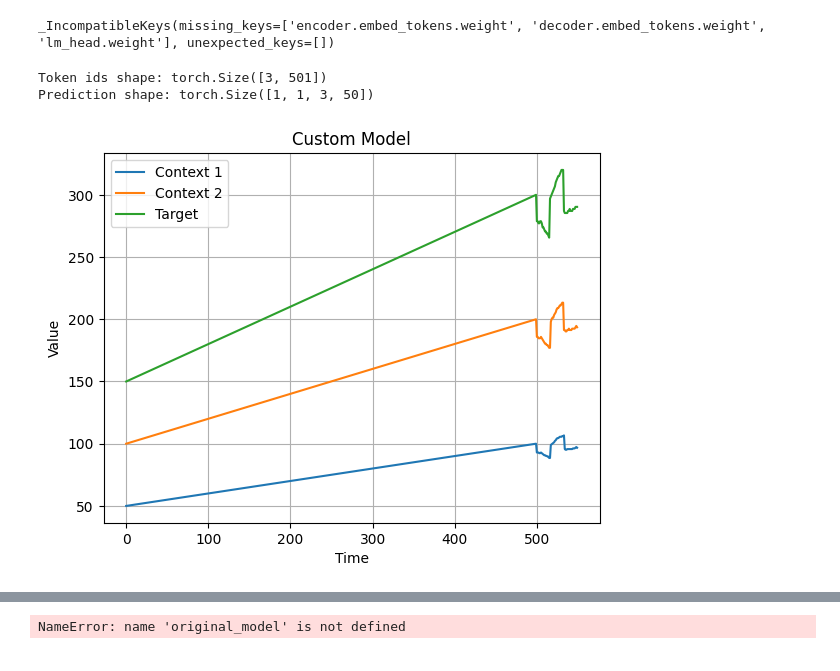
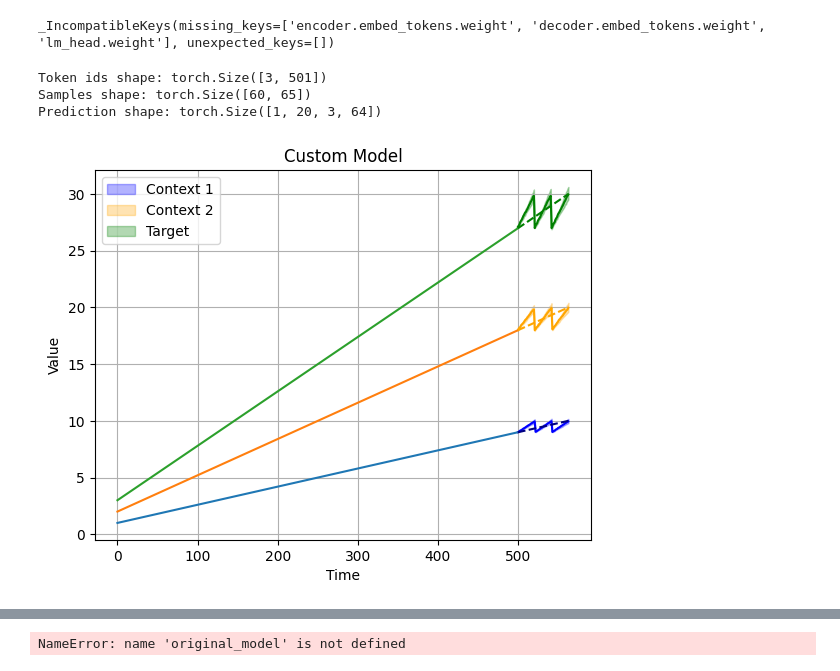
Before and after one commit to amir-elahi/chronos-forecasting, a Jupyter notebook: modelStruct.ipynb, the cells around one changed output, grey strips where cells are left out. Saved outputs shown, nothing was run; the diff lists cells and outputs as text; code cells hidden in the pictures.

Commit message:
Update fine-tuning script and configuration; adjust learning steps, data paths, and model gradient settings

```diff
--- a/modelStruct.ipynb
+++ b/modelStruct.ipynb
@@ -258,7 +265,7 @@ from safetensors.torch import load_file
 
 
 # Path to your safetensors file
-safetensors_file = "output/run-5/checkpoint-final/model.safetensors"
+safetensors_file = "output/run-10/checkpoint-final/model.safetensors"
 
 # Load the model weights
 model_weights = load_file(safetensors_file)
@@ -267,9 +274,12 @@ custom_model.load_state_dict(model_weights, strict=False)
 # %% [output]
 _IncompatibleKeys(missing_keys=['encoder.embed_tokens.weight', 'decoder.embed_tokens.weight', 'lm_head.weight'], unexpected_keys=[])
 # %%
+import matplotlib.pyplot as plt
+import numpy as np
+
 predictions_from_custom_model = []
-remaining = 50
-num_samples = 1
+remaining = prediction_length = 64
+num_samples = 20
 
 while remaining > 0:
 
@@ -303,13 +313,14 @@ while remaining > 0:
     samples = custom_model.generate(
                 input_ids=token_ids,
                 attention_mask=attention_mask,
-                min_new_tokens=50,
-                max_new_tokens=50,
+                min_new_tokens=prediction_length,
+                max_new_tokens=prediction_length,
                 do_sample=True,
                 num_return_sequences=num_samples,
                 eos_token_id=pipeline.model.config.eos_token_id,
                 pad_token_id=pipeline.model.config.pad_token_id)
 
+    print('Samples shape:',samples.shape)
     samples = samples[..., 1:]
     samples = samples.reshape(num_batches, num_samples, -1, num_channels)
     # samples = samples.reshape(token_ids.size(0), num_samples, -1)
@@ -330,42 +341,62 @@ while remaining > 0:
     prediction = prediction.reshape(num_batches, num_samples, num_channels, -1)
     print('Prediction shape:',prediction.shape)
 
 
     remaining -= prediction.shape[-1]
 
     prediction = prediction.reshape(num_batches, num_samples, -1, num_channels)
 
 
     predictions_from_custom_model.append(prediction)
 
     predictions_from_custom_model = torch.cat(predictions_from_custom_model, dim=-1)
 
 
     if remaining <= 0:
         break
 
     context = torch.cat(
         [context, prediction.median(dim=1).values], dim=-1
     )
 
-
-context2 = context.reshape(num_batches, -1, num_channels)
-
-data_custom_to_plot = torch.concat((context2[0,:,:],predictions_from_custom_model[0,0,:,:]),dim=0)
+low = []
+median = []
+high = []
+for i in range(predictions_from_custom_model.shape[-1]):
+    low_value, median_value, high_value = np.quantile(predictions_from_custom_model[0,:,:,i].numpy(), [0.1, 0.5, 0.9], axis=0)
+    low.append(low_value)
+    median.append(median_value)
+    high.append(high_value)
 
 
-import matplotlib.pyplot as plt
-import numpy as np
-data_custom_to_plot = np.array(data_custom_to_plot)
-plt.plot(data_custom_to_plot)
-# for i in range(data_custom_to_plot.shape[0]):
-#     plt.plot(data_custom_to_plot[i,:])
+temp = context.reshape(num_batches, -1, num_channels)
+
+data_custom_to_plot = torch.concat((temp[0,:,:],predictions_from_custom_model[0,0,:,:]),dim=0)
+
+plt.fill_between(range(500, 500 + len(low[0])),low[0],high[0],color='blue',alpha=0.3)
+plt.fill_between(range(500, 500 + len(low[1])),low[1],high[1],color='orange',alpha=0.3)
+plt.fill_between(range(500, 500 + len(low[2])),low[2],high[2],color='green',alpha=0.3)
+
+plt.plot(range(500, 500 + len(median[0])), median[0], 'blue')
+plt.plot(range(500, 500 + len(median[1])), median[1], 'orange')
+plt.plot(range(500, 500 + len(median[2])), median[2], 'green')
+
+plt.plot(context1[0,:,0])
+plt.plot(context2[0,:,0])
+plt.plot(contextTarget[0,:,0])
+
+# Generate initial data for context1, context2, and contextTarget
+plt.plot(range(500, 500 + context1_true_pred.shape[0]),context1_true_pred, 'navy', linestyle='dashed')
+plt.plot(range(500, 500 + context2_true_pred.shape[0]),context2_true_pred, 'orange', linestyle='dashed')
+plt.plot(range(500, 500 + contextTarget_true_pred.shape[0]),contextTarget_true_pred, 'green', linestyle='dashed')
+
 plt.legend(["Context 1", "Context 2", "Target"])
 plt.xlabel("Time")
 plt.ylabel("Value")
 plt.title("Custom Model")
 plt.grid()
 # %% [output]
 Token ids shape: torch.Size([3, 501])
-Prediction shape: torch.Size([1, 1, 3, 50])
+Samples shape: torch.Size([60, 65])
+Prediction shape: torch.Size([1, 20, 3, 64])
-[figure, old version]
+[figure, new version]
```
Also changed, not shown: parts of 4 cells of this notebook, 5 other files.
